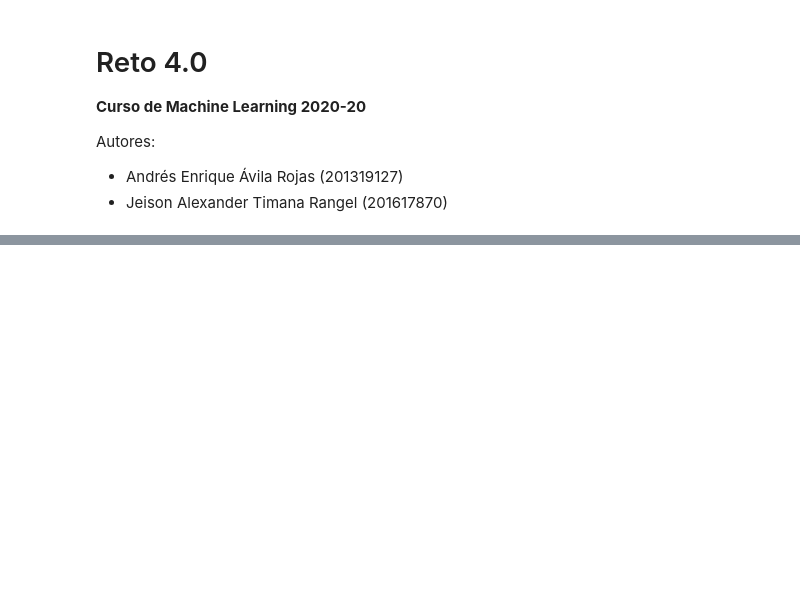
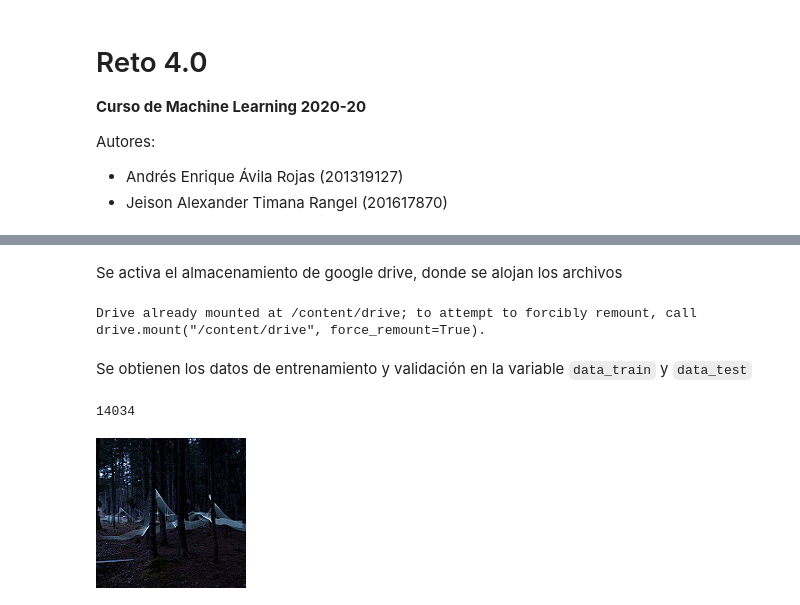
Before and after one commit to andresenrique08/CDA_Project, a Jupyter notebook: Reto4/Reto4_v1.ipynb, the cells around one changed output, grey strips where cells are left out. Saved outputs shown, nothing was run; the diff lists cells and outputs as text; code cells hidden in the pictures; blank space fills up the shorter version.

````diff
--- a/Reto4/Reto4_v1.ipynb
+++ b/Reto4/Reto4_v1.ipynb
@@ -19,8 +21,13 @@ import tensorflow as tf
 from tensorflow import keras
 from tensorflow.keras import layers
 from tensorflow.keras.models import Sequential
-# %%
-import pathlib
-dataset_url = "https://storage.googleapis.com/download.tensorflow.org/example_images/flower_photos.tgz"
-data_dir = tf.keras.utils.get_file('flower_photos', origin=dataset_url, untar=True)
-data_dir = pathlib.Path(data_dir)
+# %% [markdown]
+Se activa el almacenamiento de google drive, donde se alojan los archivos
+# %%
+import pydrive as drive
+from google.colab import drive
+drive.mount('/content/drive')
+# %% [output]
+Drive already mounted at /content/drive; to attempt to forcibly remount, call drive.mount("/content/drive", force_remount=True).
+# %% [markdown]
+Se obtienen los datos de entrenamiento y validación en la variable ```data_train``` y ```data_test```
@@ -26,0 +40,10 @@ data_dir = pathlib.Path(data_dir)
+# %%
+image_count = len(list(datA_train.glob('*/*.jpg')))
+print(image_count)
+# %% [output]
+14034
+# %%
+roses = list(data_dir.glob('forest/*'))
+PIL.Image.open(str(roses[0]))
+# %% [output]
+[figure, added]
````
Also changed, not shown: parts of 2 cells of this notebook.
